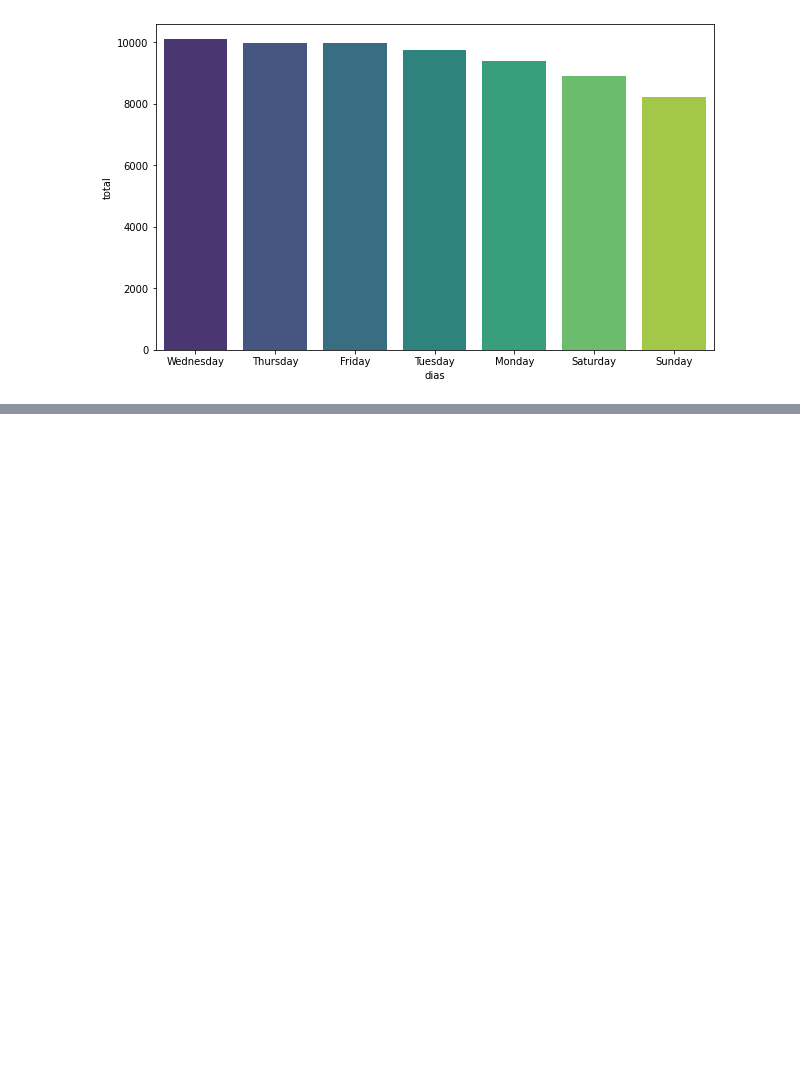
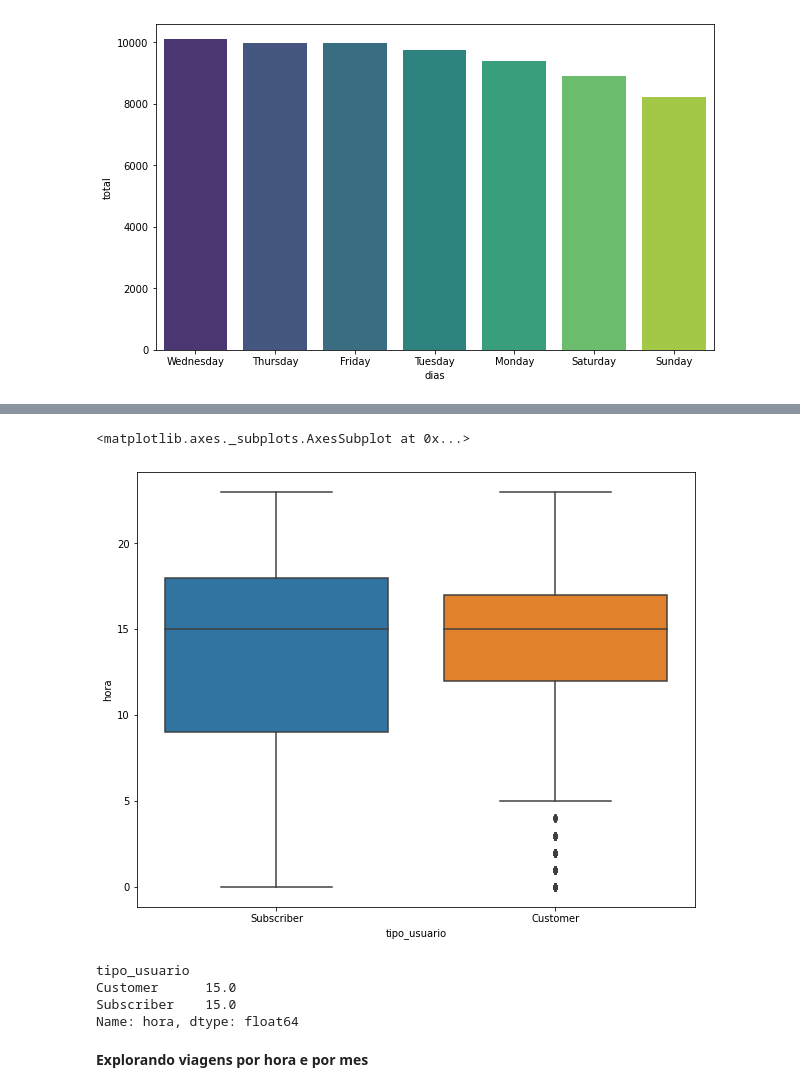
Before and after one commit to gabrielcn/Bike_Sharing, a Jupyter notebook: cyclistic_bike_share_washington.ipynb, the cells around one changed output, grey strips where cells are left out. Saved outputs shown, nothing was run; the diff lists cells and outputs as text; code cells hidden in the pictures; blank space fills up the shorter version.

```diff
--- a/cyclistic_bike_share_washington.ipynb
+++ b/cyclistic_bike_share_washington.ipynb
@@ -135,0 +161,15 @@ sns.barplot(x="dias", y="total", data = df_qtd_viagem_por_dia_was, palette = "vi
+# %%
+plt.figure(figsize=(10,8))
+sns.boxplot(x="tipo_usuario", y="hora", data = df_was)
+# %% [output]
+<matplotlib.axes._subplots.AxesSubplot at 0x...>
+[figure, added]
+# %%
+df_was.groupby("tipo_usuario").median()["hora"] # Mediana
+# %% [output]
+tipo_usuario
+Customer      15.0
+Subscriber    15.0
+Name: hora, dtype: float64
+# %% [markdown]
+**Explorando viagens por hora e por mes**
```
Also changed, not shown: parts of 147 cells of this notebook.
